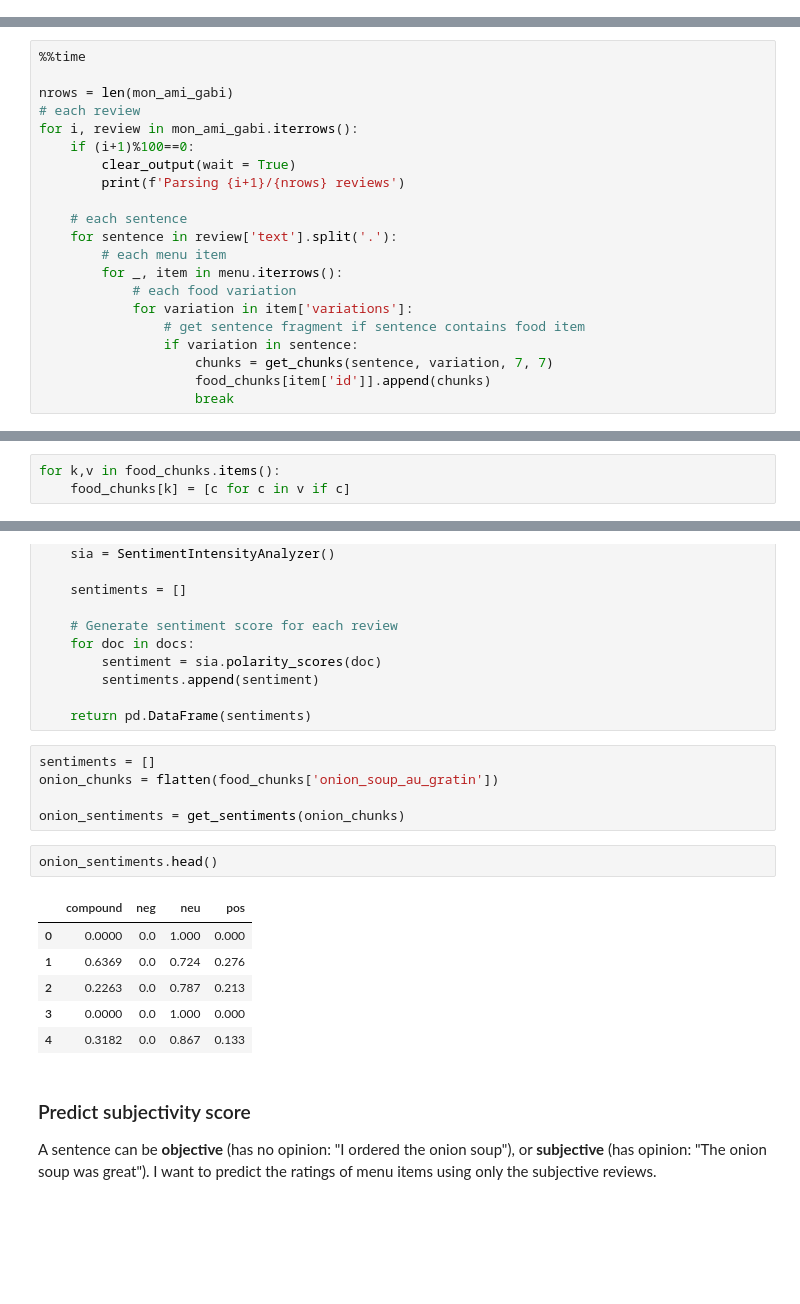
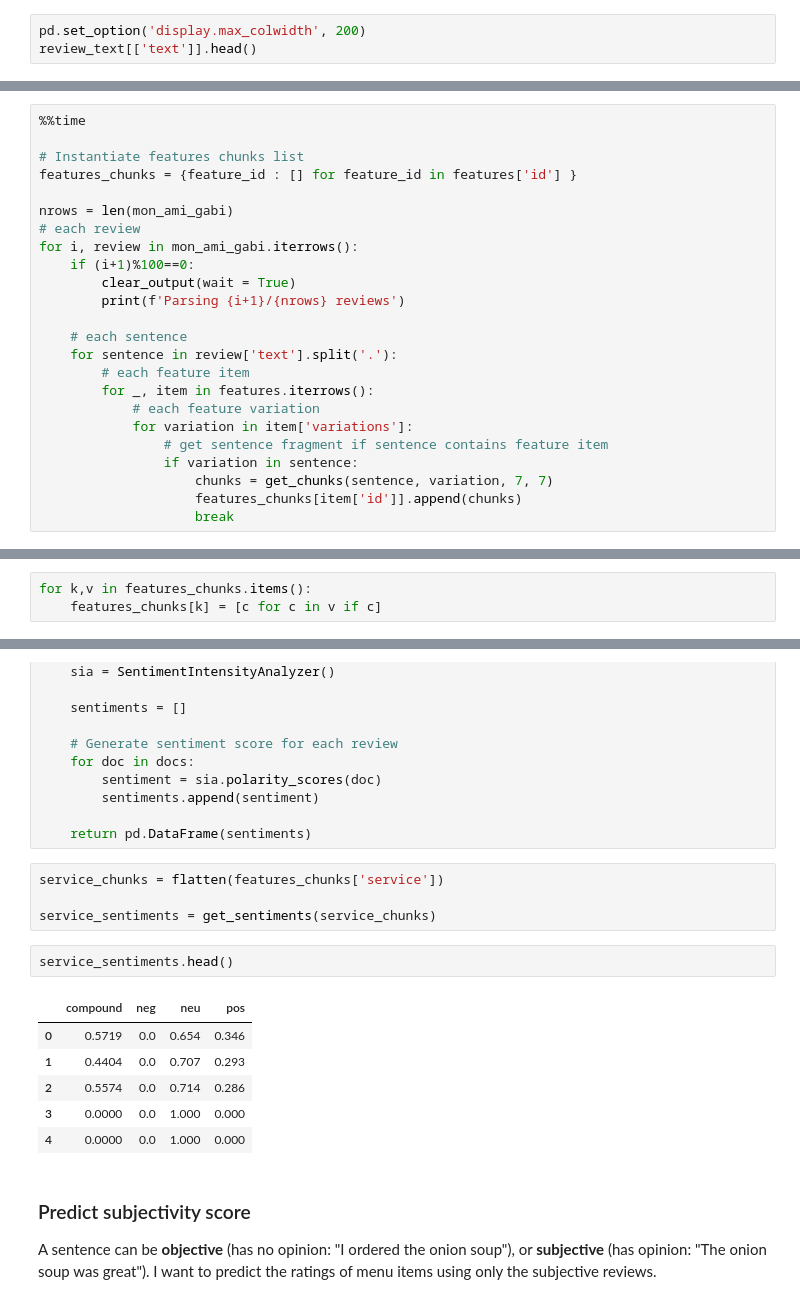
Before and after one commit to rkkwan/rating-yelp-features, a Jupyter notebook: code/05.3-rating-features.ipynb, the cells around one changed output, grey strips where cells are left out. Saved outputs shown, nothing was run; the diff lists cells and outputs as text; blank space fills up the shorter version.

```diff
--- a/code/05.3-rating-features.ipynb
+++ b/code/05.3-rating-features.ipynb
@@ -241,0 +234,3 @@ food_chunks = {food_id : [] for food_id in menu['id'] }
+# %%
+pd.set_option('display.max_colwidth', 200)
+review_text[['text']].head()
@@ -242,5 +244,8 @@ food_chunks = {food_id : [] for food_id in menu['id'] }
 # %%
 %%time
+
+# Instantiate features chunks list
+features_chunks = {feature_id : [] for feature_id in features['id'] }
 
 nrows = len(mon_ami_gabi)
 # each review
@@ -251,14 +256,14 @@ for i, review in mon_ami_gabi.iterrows():
 
     # each sentence
     for sentence in review['text'].split('.'):
-        # each menu item
-        for _, item in menu.iterrows():
-            # each food variation
+        # each feature item
+        for _, item in features.iterrows():
+            # each feature variation
             for variation in item['variations']:
-                # get sentence fragment if sentence contains food item
+                # get sentence fragment if sentence contains feature item
                 if variation in sentence:
                     chunks = get_chunks(sentence, variation, 7, 7)
-                    food_chunks[item['id']].append(chunks)
+                    features_chunks[item['id']].append(chunks)
                     break
 # %% [output]
 Parsing 7900/7968 reviews
@@ -267,8 +272,8 @@ Wall time: 7min 4s
 # %% [markdown]
 #### Drop any empty lists
 # %%
-for k,v in food_chunks.items():
-    food_chunks[k] = [c for c in v if c]
+for k,v in features_chunks.items():
+    features_chunks[k] = [c for c in v if c]
 # %%
 def flatten(superlist):
     '''
@@ -320,20 +325,19 @@ def get_sentiments(docs):
         sentiments.append(sentiment)
 
     return pd.DataFrame(sentiments)
-# %%
-sentiments = []
-onion_chunks = flatten(food_chunks['onion_soup_au_gratin'])
-
-onion_sentiments = get_sentiments(onion_chunks)
+# %%
+service_chunks = flatten(features_chunks['service'])
+
+service_sentiments = get_sentiments(service_chunks)
 # %%
-onion_sentiments.head()
+service_sentiments.head()
 # %% [output]
 |  | compound | neg | neu | pos |
-| 0 | 0.0000 | 0.0 | 1.000 | 0.000 |
-| 1 | 0.6369 | 0.0 | 0.724 | 0.276 |
-| 2 | 0.2263 | 0.0 | 0.787 | 0.213 |
+| 0 | 0.5719 | 0.0 | 0.654 | 0.346 |
+| 1 | 0.4404 | 0.0 | 0.707 | 0.293 |
+| 2 | 0.5574 | 0.0 | 0.714 | 0.286 |
 | 3 | 0.0000 | 0.0 | 1.000 | 0.000 |
-| 4 | 0.3182 | 0.0 | 0.867 | 0.133 |
+| 4 | 0.0000 | 0.0 | 1.000 | 0.000 |
 # %% [markdown]
 ### Predict subjectivity score
 
```
Also changed, not shown: parts of 72 cells of this notebook, 12 other files.
